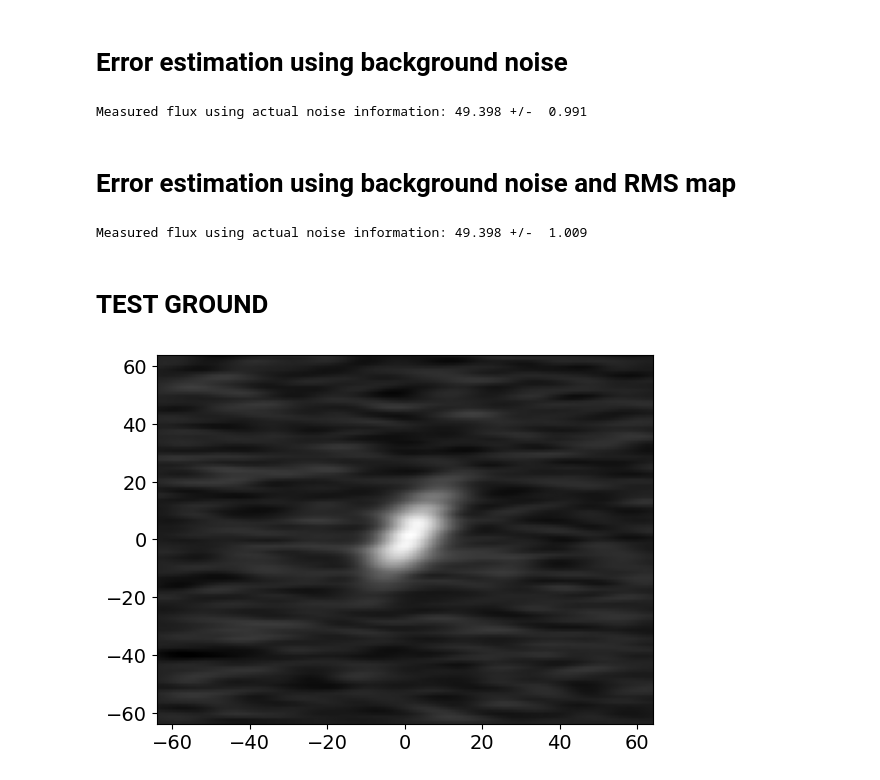
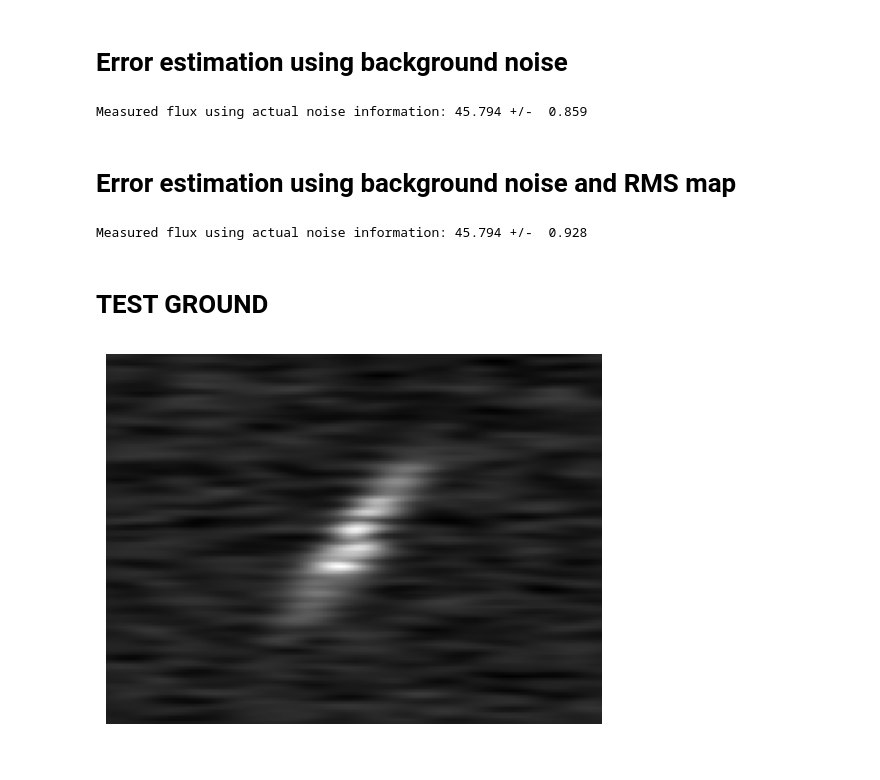
Before and after one commit to nielsklerk/X-BAP, a Jupyter notebook: example/example.ipynb, the cells around one changed output. Cells and saved outputs as stored; diff of their text form; code cells hidden in the pictures.

Commit message:
added more comments to the code and made the convolution parts full instead of same

```diff
--- a/example/example.ipynb
+++ b/example/example.ipynb
@@ -95,58 +95,76 @@ Measured aperture flux: 48.81
 # Error estimation using background noise
 # %%
 # Using the noise model to estimate the error
-flux, error = xbap_flux(noisy_observation, psf, np.array([N/2,N/2]), [sigma_x, sigma_y, theta], noise)
+flux, error = xbap_flux(noisy_observation, psf, [N / 2, N / 2], [sigma_x, sigma_y, theta], noise)
 print(f'Measured flux using actual noise information: {flux[0]:.3f} +/-  {error[0]:.3f}')
 # %% [output]
-Measured flux using actual noise information: 49.398 +/-  0.991
+Measured flux using actual noise information: 45.794 +/-  0.859
 # %% [markdown]
 # Error estimation using background noise and RMS map
 # %%
 # Using the noise model and rms map to estimate the error
-noise_rms = noise_sigma * np.sqrt(np.sum(noise_kernel**2))
-flux, error = xbap_flux(noisy_observation, psf, np.array([N/2,N/2]), [sigma_x, sigma_y, theta], noise, np.ones_like(noisy_observation) * noise_rms)
+noise_rms = noise_sigma * np.sqrt(np.sum(noise_kernel ** 2))
+flux, error = xbap_flux(noisy_observation, psf, [N / 2, N / 2], [sigma_x, sigma_y, theta], noise,
+                        np.ones_like(noisy_observation) * noise_rms)
 print(f'Measured flux using actual noise information: {flux[0]:.3f} +/-  {error[0]:.3f}')
 # %% [output]
-Measured flux using actual noise information: 49.398 +/-  1.009
+Measured flux using actual noise information: 45.794 +/-  0.928
 # %% [markdown]
 # TEST GROUND
 # %%
 # Galaxy image is modeled as a Gaussian
-galaxy = gaussian_2d(X, Y, 0, 0, 10, 5, np.pi/3)
+galaxy = gaussian_2d(X, Y, 0, 0, 20, 5, np.pi / 3)
 galaxy /= np.sum(galaxy)
 galaxy *= 1000
 
 # PSF is a Gaussian
 psf = gaussian_2d(X, Y, 0, 0, 1, 1)
 psf /= np.sum(psf)
 
 # Observation is the convolution of the galaxy image and the PSF
 observation = fftconvolve(galaxy, psf, mode='same')
 
-sigma_x, sigma_y, theta  = 3, 3, np.pi/3
+# Weight parameters
+sigma_x, sigma_y, theta = 3, 3, np.pi / 3
 
-noise_sigma = 1
-N_simulation = 100000
+# Noise correlation kernel
 noise_kernel = gaussian_2d(X, Y, 0, 0, 5, 1)
 noise_kernel /= np.sum(noise_kernel)
+
+# RMS map
+rms_map = gaussian_2d(X, Y, 0, 0, 10, 5, np.pi / 3) * .5  # Gaussian RMS map
+rms_map += np.ones_like(observation) * 0.1
+
+# Monte Carlo simulation
+N_simulation = 100000
 flux = np.zeros(N_simulation)
 error = np.zeros((N_simulation, 2))
-noise_rms = noise_sigma * np.sqrt(np.sum(noise_kernel**2))
+for i in range(N_simulation):
+    # White noise
+    noise = np.random.normal(0, 1, (N, N))
 
-for i in range(N_simulation):
-    noise = np.random.normal(0, noise_sigma, (N, N))
+    # Correlate noise with the noise correlation kernel
     noise = fftconvolve(noise, noise_kernel, mode='same')
 
+    # Make the noise have the same RMS as the RMS map
+    noise /= np.sqrt(np.sum(noise_kernel ** 2))
+    noise *= rms_map
+
+    # Add noise to the observation
     noisy_observation = observation + noise
-    results = xbap_flux(noisy_observation, psf, [N/2,N/2], [sigma_x, sigma_y, theta], noise, cutout_size=128, eps=1e-15)
+
+    # Calculate the flux and error using just the noise information
+    results = xbap_flux(noisy_observation, psf, [N / 2, N / 2], [sigma_x, sigma_y, theta], noise)
     flux[i], error[i, 0] = results[0][0], results[1][0]
-    results = xbap_flux(noisy_observation, psf, [N/2,N/2], [sigma_x, sigma_y, theta], noise, rms=np.ones_like(noisy_observation) * noise_rms, cutout_size=128, eps=1e-15,
-                        # noise_model = noise_model
-    )
-    _, error[i, 1] = results[0][0], results[1][0]
 
-plt.imshow(noisy_observation, cmap='gray', origin='lower', extent=[-N/2, N/2, -N/2, N/2], aspect='auto')
+    # Calculate the flux and error using the RMS map and noise information
+    results = xbap_flux(noisy_observation, psf, [N / 2, N / 2], [sigma_x, sigma_y, theta], noise, rms=rms_map)
+    error[i, 1] = results[1][0]
+
+# Plot example of the noisy observation
+plt.imshow(noisy_observation, cmap='gray', origin='lower', extent=[-N / 2, N / 2, -N / 2, N / 2], aspect='auto')
+plt.axis('off')
 plt.show()
 # %% [output]
-[figure, old version]
+[figure, new version]
 # %%
```
Also changed, not shown: parts of 4 cells of this notebook, 5 other files.
